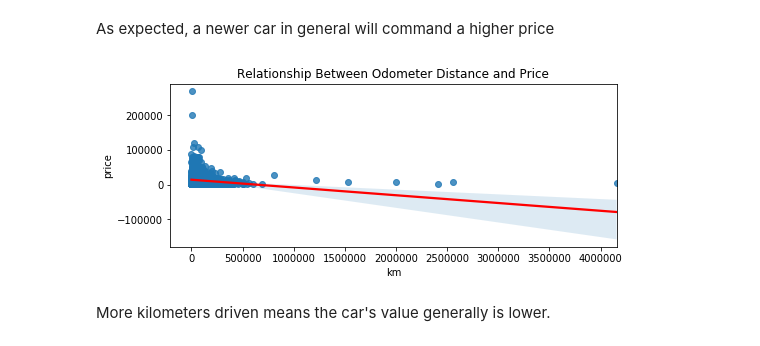
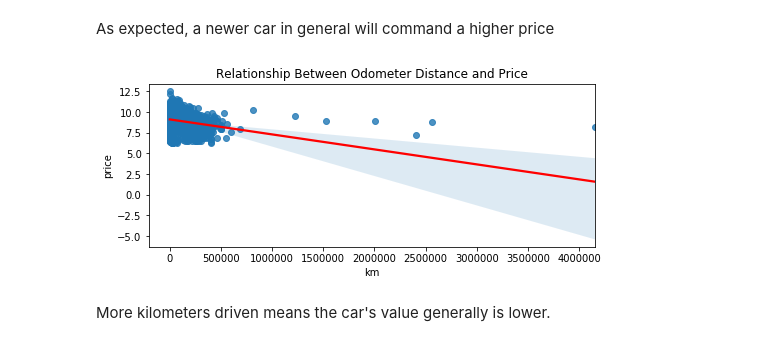
Before and after one commit to vatdaell/used-car-analysis, a Jupyter notebook: Analysis of Car Prices.ipynb, the cells around one changed output. Cells and saved outputs as stored; diff of their text form; code cells hidden in the pictures.

Commit message:
Added some visualizations

```diff
--- a/Analysis of Car Prices.ipynb
+++ b/Analysis of Car Prices.ipynb
@@ -84,12 +98,12 @@ plt.title("Relationship Between Model Year and Price");
 As expected, a newer car in general will command a higher price
 # %%
 plt.subplots(figsize=(8,3))
-g = sns.regplot(x="km",y="price",data=df);
+g = sns.regplot(x="km",y=np.log(df.price),data=df);
 regline = g.get_lines()[0]
 regline.set_color('red')
 plt.title("Relationship Between Odometer Distance and Price");
 # %% [output]
-[figure, old version]
+[figure, new version]
 # %% [markdown]
 More kilometers driven means the car's value generally is lower.
 # %%
```
Also changed, not shown: parts of 13 cells of this notebook.
